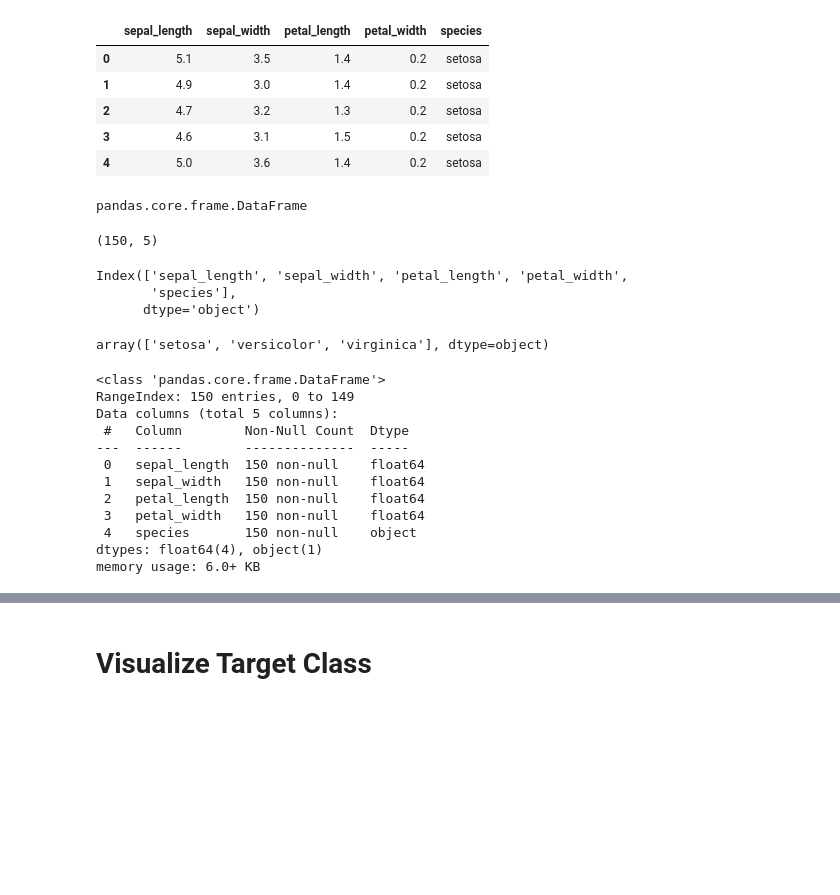
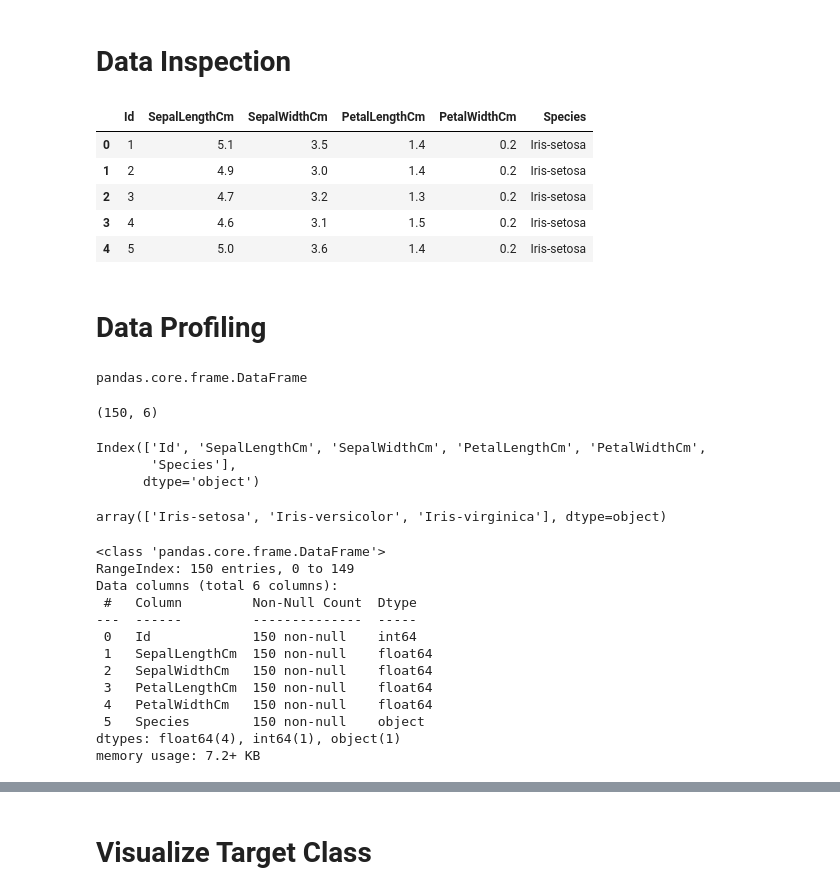
Before and after one commit to rajendra195/data_science_ML_Metro, a Jupyter notebook: week_07/day_05/classification.ipynb, the cells around one changed output, grey strips where cells are left out. Cells and saved outputs as stored; diff of their text form; code cells hidden in the pictures; blank space fills up the shorter version.

```diff
--- a/week_07/day_05/classification.ipynb
+++ b/week_07/day_05/classification.ipynb
@@ -1 +1,3 @@
+# %% [markdown]
+# Data Inspection
 # %%
@@ -4,13 +7,15 @@ import pandas as pd
 import seaborn as sns
 import matplotlib.pyplot as plt
 # %%
-df = sns.load_dataset("iris")
+df = pd.read_csv("data/iris.csv")
 df.head()
 # %% [output]
-|  | sepal_length | sepal_width | petal_length | petal_width | species |
-| 0 | 5.1 | 3.5 | 1.4 | 0.2 | setosa |
-| 1 | 4.9 | 3.0 | 1.4 | 0.2 | setosa |
-| 2 | 4.7 | 3.2 | 1.3 | 0.2 | setosa |
-| 3 | 4.6 | 3.1 | 1.5 | 0.2 | setosa |
-| 4 | 5.0 | 3.6 | 1.4 | 0.2 | setosa |
+|  | Id | SepalLengthCm | SepalWidthCm | PetalLengthCm | PetalWidthCm | Species |
+| 0 | 1 | 5.1 | 3.5 | 1.4 | 0.2 | Iris-setosa |
+| 1 | 2 | 4.9 | 3.0 | 1.4 | 0.2 | Iris-setosa |
+| 2 | 3 | 4.7 | 3.2 | 1.3 | 0.2 | Iris-setosa |
+| 3 | 4 | 4.6 | 3.1 | 1.5 | 0.2 | Iris-setosa |
+| 4 | 5 | 5.0 | 3.6 | 1.4 | 0.2 | Iris-setosa |
+# %% [markdown]
+# Data Profiling
 # %%
@@ -20,30 +25,31 @@ pandas.core.frame.DataFrame
 # %%
 df.shape # shape of the DataFrame
 # %% [output]
-(150, 5)
+(150, 6)
 # %%
-df.columns
+df.columns # checking the columns of the datasets
 # %% [output]
-Index(['sepal_length', 'sepal_width', 'petal_length', 'petal_width',
-       'species'],
+Index(['Id', 'SepalLengthCm', 'SepalWidthCm', 'PetalLengthCm', 'PetalWidthCm',
+       'Species'],
       dtype='object')
 # %%
-df.species.unique()
+df.Species.unique() # checking the unique types of the Species columns of the dataframe
 # %% [output]
-array(['setosa', 'versicolor', 'virginica'], dtype=object)
+array(['Iris-setosa', 'Iris-versicolor', 'Iris-virginica'], dtype=object)
 # %%
-df.info()
+df.info() # overall information of the DataFrame such total rows and columns, null value, not null values, Datatypes of the columns,etc
 # %% [output]
 <class 'pandas.core.frame.DataFrame'>
 RangeIndex: 150 entries, 0 to 149
-Data columns (total 5 columns):
- #   Column        Non-Null Count  Dtype
----  ------        --------------  -----
- 0   sepal_length  150 non-null    float64
- 1   sepal_width   150 non-null    float64
- 2   petal_length  150 non-null    float64
- 3   petal_width   150 non-null    float64
- 4   species       150 non-null    object
-dtypes: float64(4), object(1)
-memory usage: 6.0+ KB
+Data columns (total 6 columns):
+ #   Column         Non-Null Count  Dtype
+---  ------         --------------  -----
+ 0   Id             150 non-null    int64
+ 1   SepalLengthCm  150 non-null    float64
+ 2   SepalWidthCm   150 non-null    float64
+ 3   PetalLengthCm  150 non-null    float64
+ 4   PetalWidthCm   150 non-null    float64
+ 5   Species        150 non-null    object
+dtypes: float64(4), int64(1), object(1)
+memory usage: 7.2+ KB
 # %%
```
Also changed, not shown: parts of 26 cells of this notebook, 3 other files.
